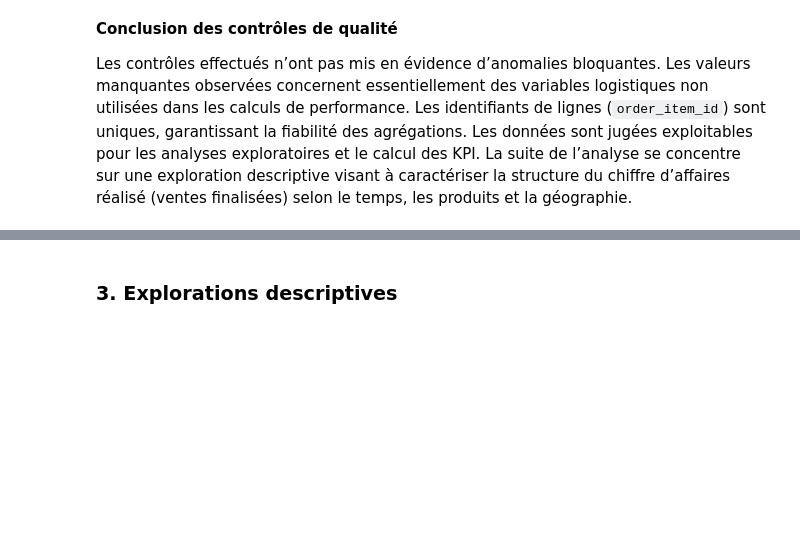
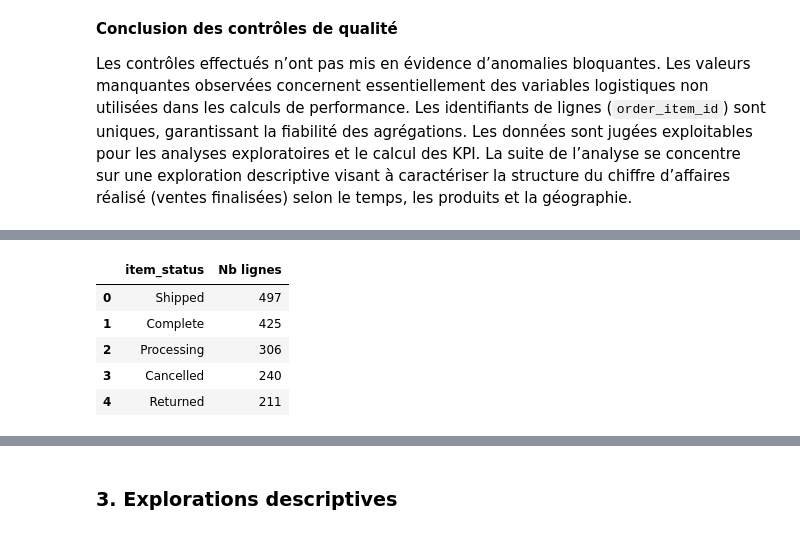
Before and after one commit to Ju3465/Analyse-e-commerce-2023-vs-2024-thelook_ecommerce, a Jupyter notebook: notebooks/eda_thelook_fr_women_2023_2024.ipynb, the cells around one changed output, grey strips where cells are left out. Saved outputs shown, nothing was run; the diff lists cells and outputs as text; code cells hidden in the pictures; blank space fills up the shorter version.

```diff
--- a/notebooks/eda_thelook_fr_women_2023_2024.ipynb
+++ b/notebooks/eda_thelook_fr_women_2023_2024.ipynb
@@ -351,0 +357,18 @@ Les données sont jugées exploitables pour les analyses exploratoires et le cal
+# %%
+# Comptage des lignes par statut
+status_counts = (
+    df["item_status"]
+    .value_counts()
+    .rename("Nb lignes")
+    .reset_index()
+    .rename(columns={"index": "Statut"})
+)
+
+status_counts
+# %% [output]
+|  | item_status | Nb lignes |
+| 0 | Shipped | 497 |
+| 1 | Complete | 425 |
+| 2 | Processing | 306 |
+| 3 | Cancelled | 240 |
+| 4 | Returned | 211 |
```
Also changed, not shown: parts of 28 cells of this notebook, 1 other file.
